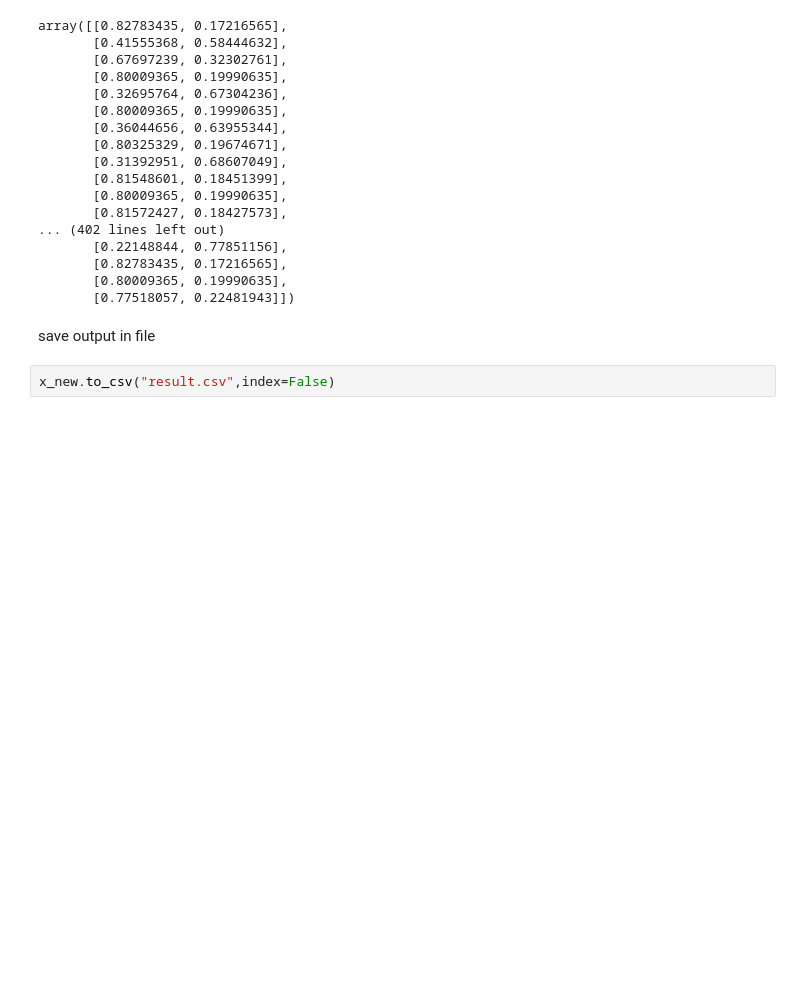
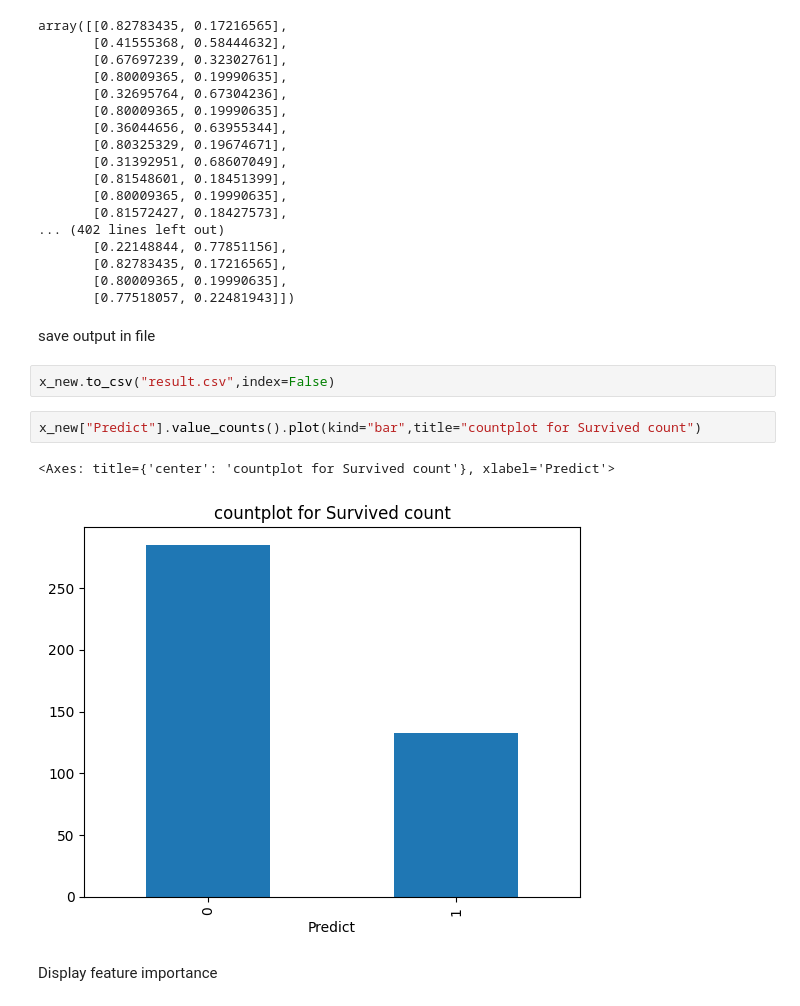
Before and after one commit to RohitKharade9616/Machine-Learning, a Jupyter notebook: Gradient boosting cls/main.ipynb, the cells around one changed output. Drawn from its saved outputs; the diff is of its cells as text; blank space fills up the shorter version.

```diff
--- a/Gradient boosting cls/main.ipynb
+++ b/Gradient boosting cls/main.ipynb
@@ -361,3 +361,10 @@ array([[0.82783435, 0.17216565],
 save output in file
 # %%
 x_new.to_csv("result.csv",index=False)
+# %%
+x_new["Predict"].value_counts().plot(kind="bar",title="countplot for Survived count")
+# %% [output]
+<Axes: title={'center': 'countplot for Survived count'}, xlabel='Predict'>
+[figure, added]
+# %% [markdown]
+Display feature importance
```
Also changed, not shown: parts of 4 cells of this notebook, 4 other files.
